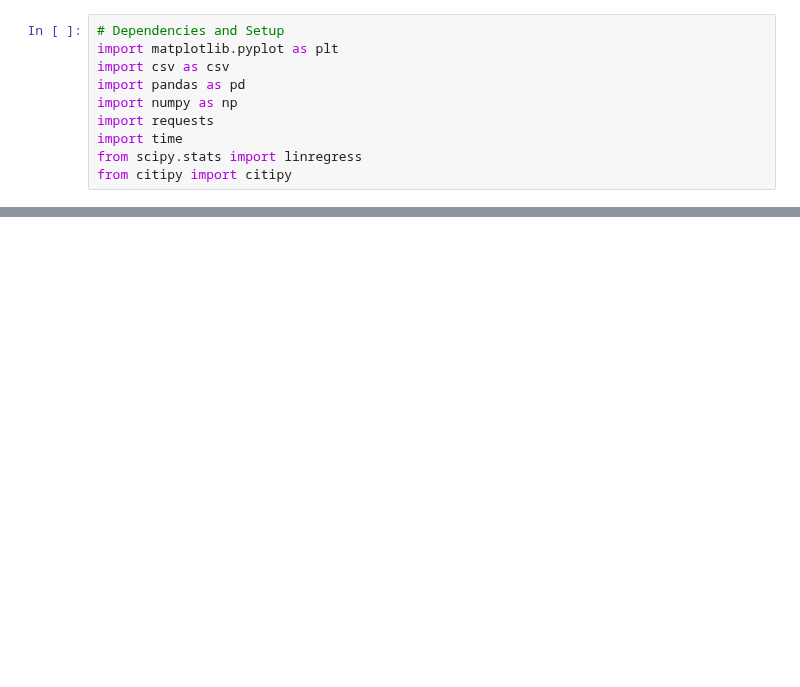
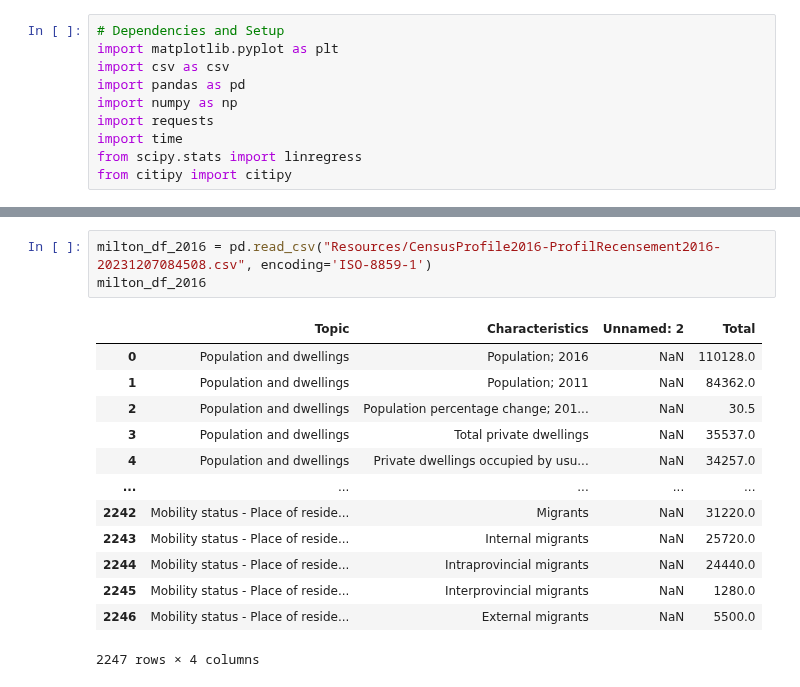
Before and after one commit to MaisieDeGraaf/oakville-housing-analysis, a Jupyter notebook: Project 1 bootcamp/Milton Analysis Project 1 Bootcamp.ipynb, the cells around one changed output, grey strips where cells are left out. Drawn from its saved outputs; the diff is of its cells as text; blank space fills up the shorter version.

```diff
--- a/Project 1 bootcamp/Milton Analysis Project 1 Bootcamp.ipynb
+++ b/Project 1 bootcamp/Milton Analysis Project 1 Bootcamp.ipynb
@@ -43,0 +50,17 @@ milton_housing_df.head(5)
+# %%
+milton_df_2016 = pd.read_csv("Resources/CensusProfile2016-ProfilRecensement2016-20231207084508.csv", encoding='ISO-8859-1')
+milton_df_2016
+# %% [output]
+|  | Topic | Characteristics | Unnamed: 2 | Total |
+| 0 | Population and dwellings | Population; 2016 | NaN | 110128.0 |
+| 1 | Population and dwellings | Population; 2011 | NaN | 84362.0 |
+| 2 | Population and dwellings | Population percentage change; 201... | NaN | 30.5 |
+| 3 | Population and dwellings | Total private dwellings | NaN | 35537.0 |
+| 4 | Population and dwellings | Private dwellings occupied by usu... | NaN | 34257.0 |
+| ... | ... | ... | ... | ... |
+| 2242 | Mobility status - Place of reside... | Migrants | NaN | 31220.0 |
+| 2243 | Mobility status - Place of reside... | Internal migrants | NaN | 25720.0 |
+| 2244 | Mobility status - Place of reside... | Intraprovincial migrants | NaN | 24440.0 |
+| 2245 | Mobility status - Place of reside... | Interprovincial migrants | NaN | 1280.0 |
+| 2246 | Mobility status - Place of reside... | External migrants | NaN | 5500.0 |
+2247 rows × 4 columns
```
Also changed, not shown: parts of 6 cells of this notebook, 7 other files.
